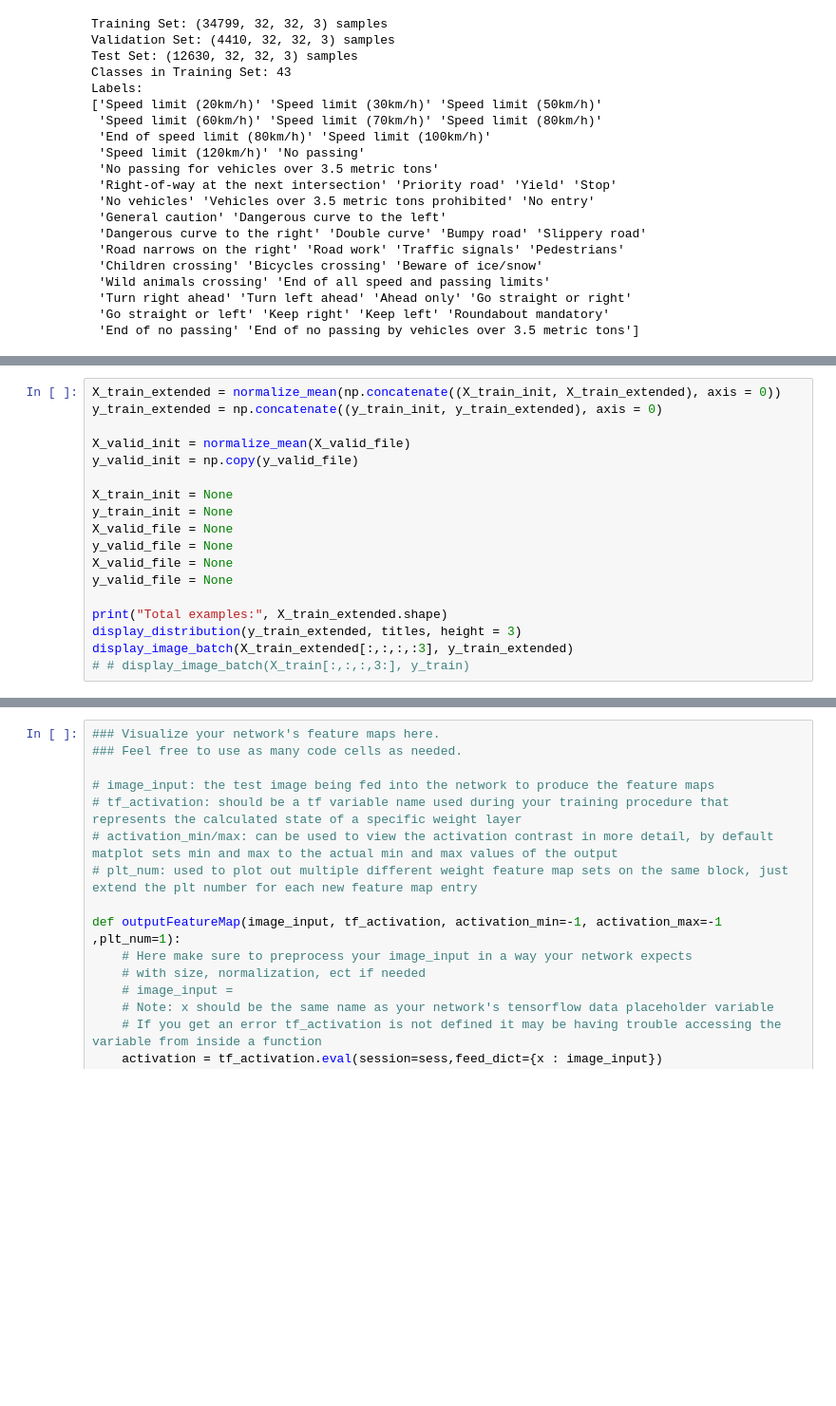
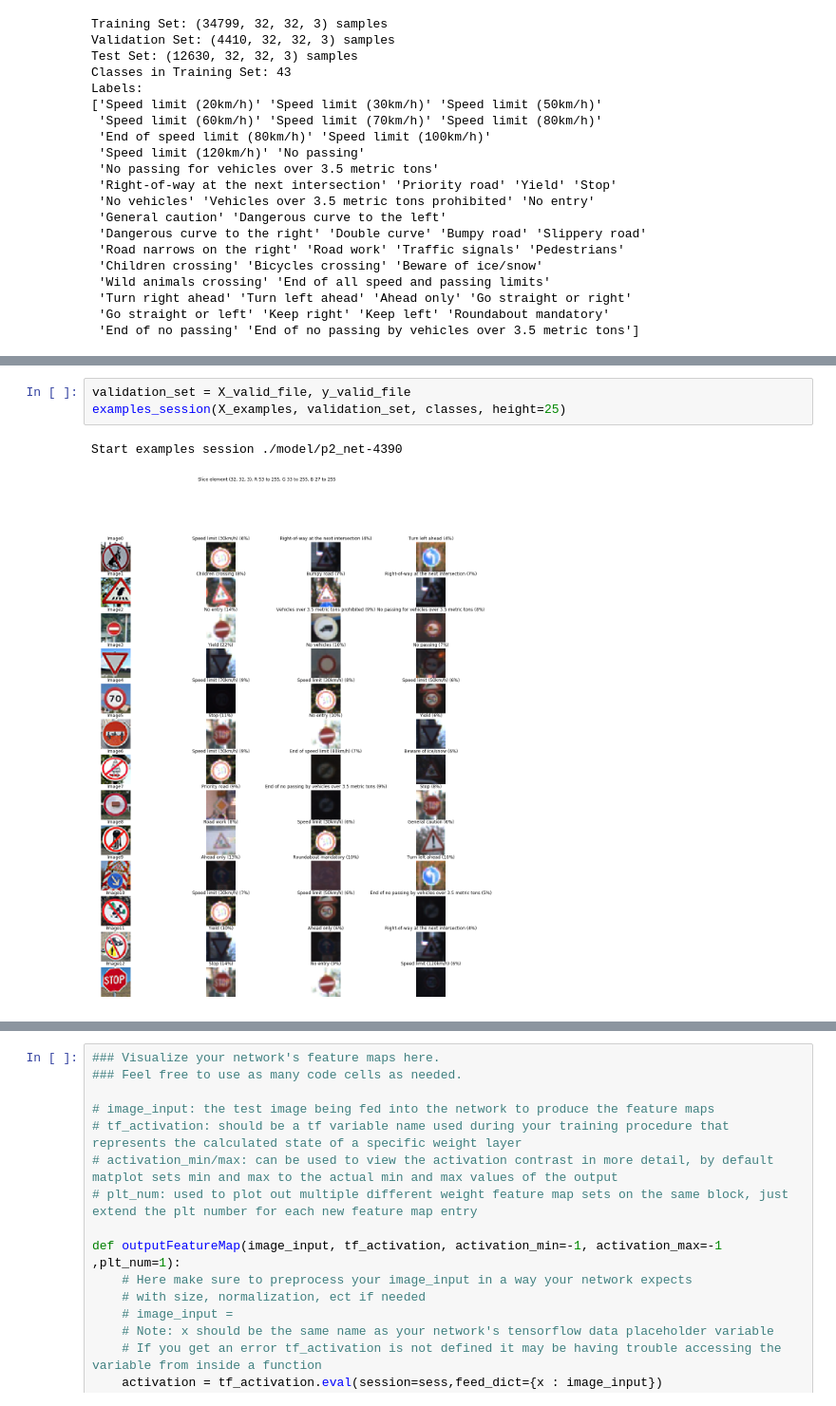
Before and after one commit to dmytronasyrov/CarND-Traffic-Sign-Classifier-Project, a Jupyter notebook: Traffic_Sign_Classifier.ipynb, the cells around one changed output, grey strips where cells are left out. Shown at 95% size. Saved outputs shown, nothing was run; the diff lists cells and outputs as text; blank space fills up the shorter version.

```diff
--- a/Traffic_Sign_Classifier.ipynb
+++ b/Traffic_Sign_Classifier.ipynb
@@ -932,18 +925,0 @@ Extended examples: (25289, 32, 32, 3)
-# %%
-X_train_extended = normalize_mean(np.concatenate((X_train_init, X_train_extended), axis = 0))
-y_train_extended = np.concatenate((y_train_init, y_train_extended), axis = 0)
-
-X_valid_init = normalize_mean(X_valid_file)
-y_valid_init = np.copy(y_valid_file)
-
-X_train_init = None
-y_train_init = None
-X_valid_file = None
-y_valid_file = None
-X_valid_file = None
-y_valid_file = None
-
-print("Total examples:", X_train_extended.shape)
-display_distribution(y_train_extended, titles, height = 3)
-display_image_batch(X_train_extended[:,:,:,:3], y_train_extended)
-# # display_image_batch(X_train[:,:,:,3:], y_train)
@@ -1451,2 +981,8 @@ Once you have completed the code implementation, document your results in a proj
+# %%
+validation_set = X_valid_file, y_valid_file
+examples_session(X_examples, validation_set, classes, height=25)
+# %% [output]
+Start examples session ./model/p2_net-4390
+[figure, added]
 # %% [markdown]
 ---
```
Also changed, not shown: parts of 41 cells of this notebook, 18 other files.
